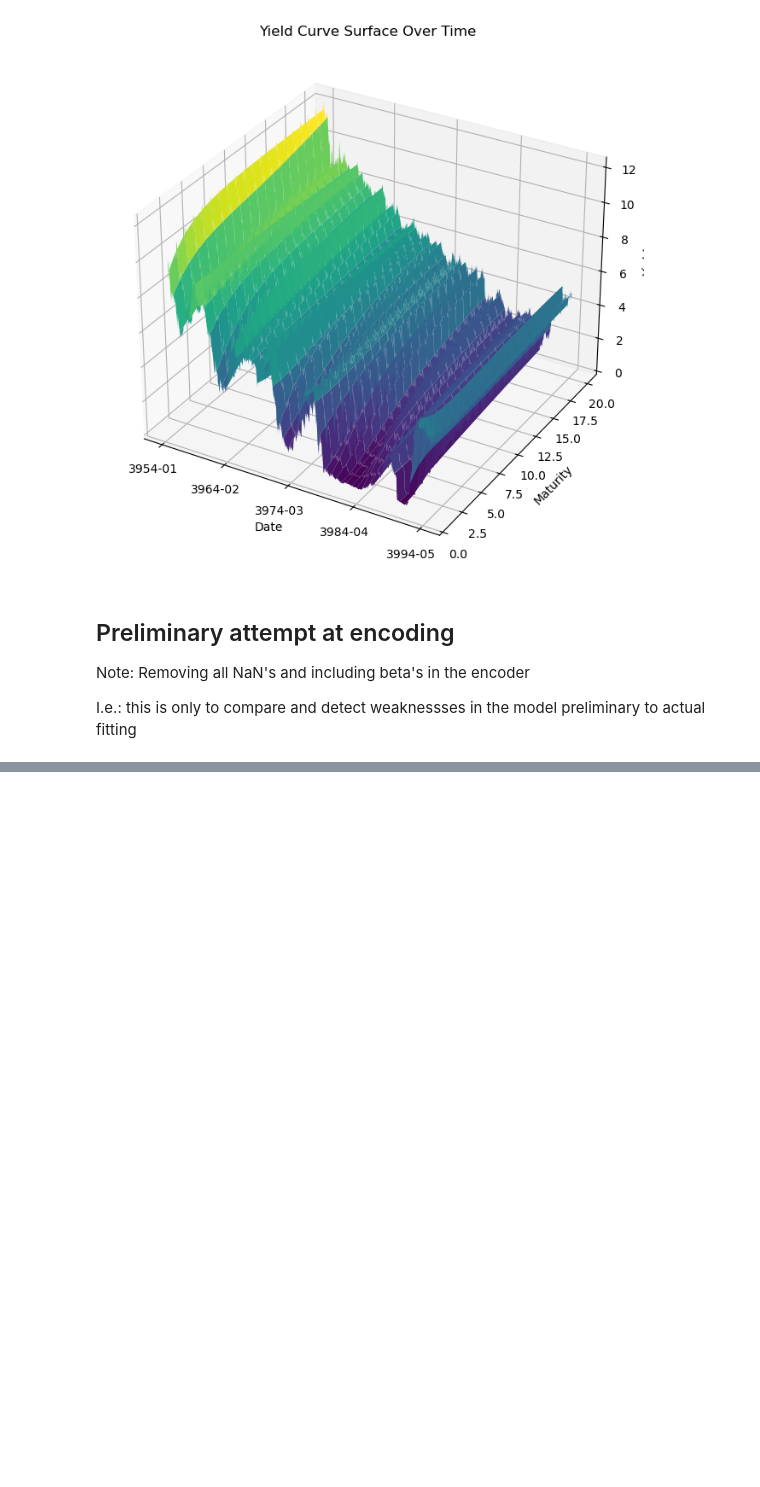
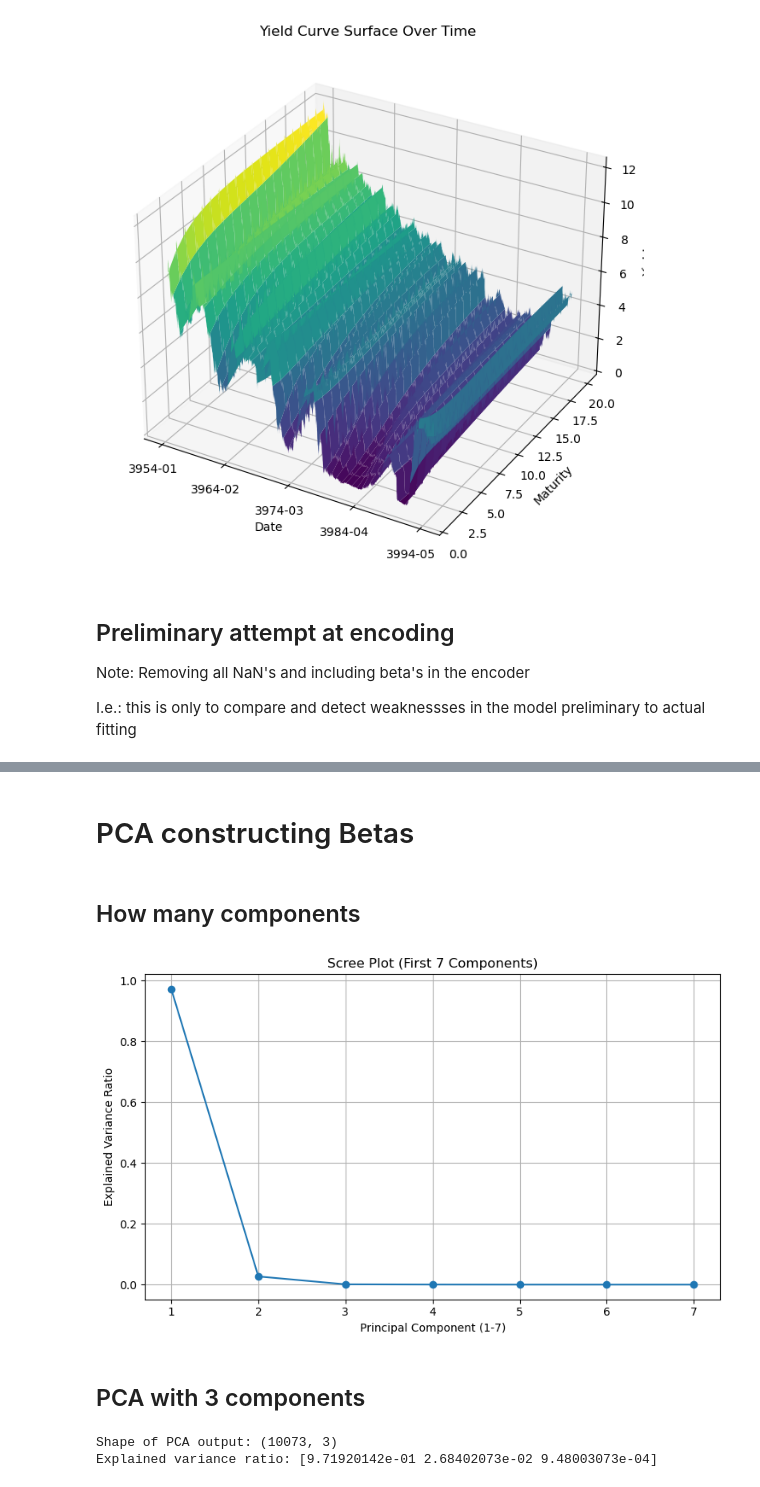
Before and after one commit to carlamcnair/Final-Project-AppML, a Jupyter notebook: Data.ipynb, the cells around one changed output, grey strips where cells are left out. Saved outputs shown, nothing was run; the diff lists cells and outputs as text; code cells hidden in the pictures; blank space fills up the shorter version.

```diff
--- a/Data.ipynb
+++ b/Data.ipynb
@@ -307,3 +324,61 @@ ax.set_title('Reconstructed Yield Curve Surface')
 
 plt.tight_layout()
 plt.show()
+# %% [markdown]
+# PCA constructing Betas
+# %% [markdown]
+## How many components
+# %%
+data_pca = data2.drop(columns=['BETA0', 'BETA1', 'BETA2', 'BETA3'], errors='ignore')
+# %%
+from sklearn.decomposition import PCA
+from sklearn.preprocessing import StandardScaler
+import matplotlib.pyplot as plt
+import numpy as np
+
+# 1. Select only numeric columns and drop NaNs
+X = data_pca.select_dtypes(include=[np.number]).dropna()
+
+# 2. Standardize the features
+X_scaled = StandardScaler().fit_transform(X)
+
+# 3. Fit PCA and limit to 7 components
+pca = PCA(n_components=7)
+pca.fit(X_scaled)
+
+# 4. Explained variance for first 7 components
+explained_variance = pca.explained_variance_ratio_
+
+# 5. Scree plot
+plt.figure(figsize=(8, 5))
+plt.plot(range(1, 8), explained_variance, marker='o', linestyle='-')
+plt.xlabel('Principal Component (1-7)')
+plt.ylabel('Explained Variance Ratio')
+plt.title('Scree Plot (First 7 Components)')
+plt.grid(True)
+plt.tight_layout()
+plt.show()
+# %% [output]
+[figure, added]
+# %% [markdown]
+## PCA with 3 components
+# %%
+from sklearn.decomposition import PCA
+from sklearn.preprocessing import StandardScaler
+
+# 1. Select numeric columns and drop NaNs
+X = data_pca.select_dtypes(include='number').dropna()
+
+# 2. Standardize the features
+X_scaled = StandardScaler().fit_transform(X)
+
+# 3. Fit PCA with 3 components
+pca = PCA(n_components=3)
+X_pca = pca.fit_transform(X_scaled)
+
+# 4. (Optional) Inspect shape and explained variance
+print("Shape of PCA output:", X_pca.shape)
+print("Explained variance ratio:", pca.explained_variance_ratio_)
+# %% [output]
+Shape of PCA output: (10073, 3)
+Explained variance ratio: [9.71920142e-01 2.68402073e-02 9.48003073e-04]
```
Also changed, not shown: parts of 9 cells of this notebook.
